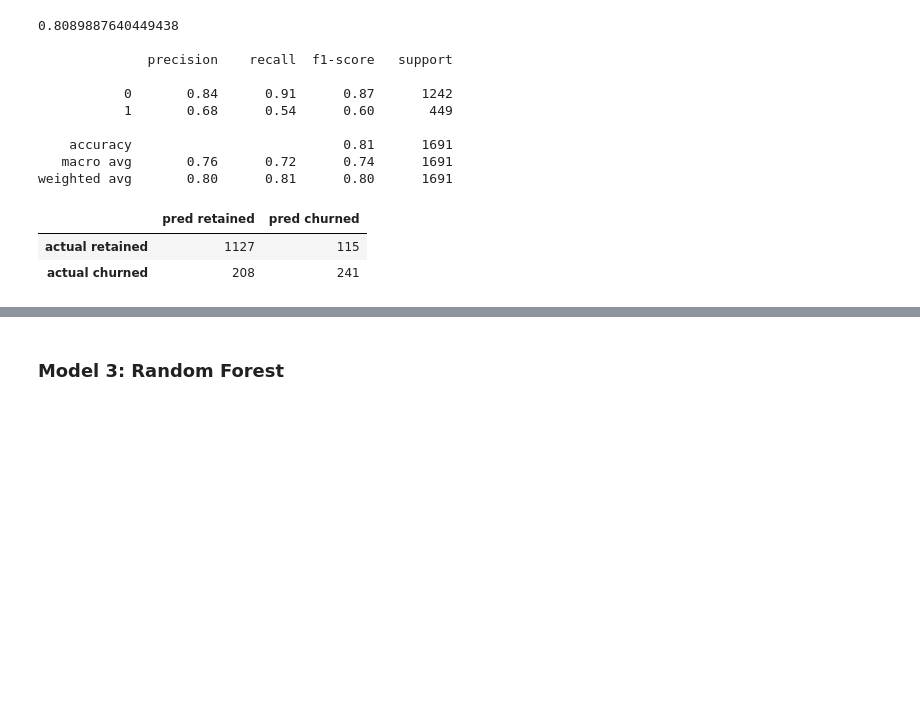
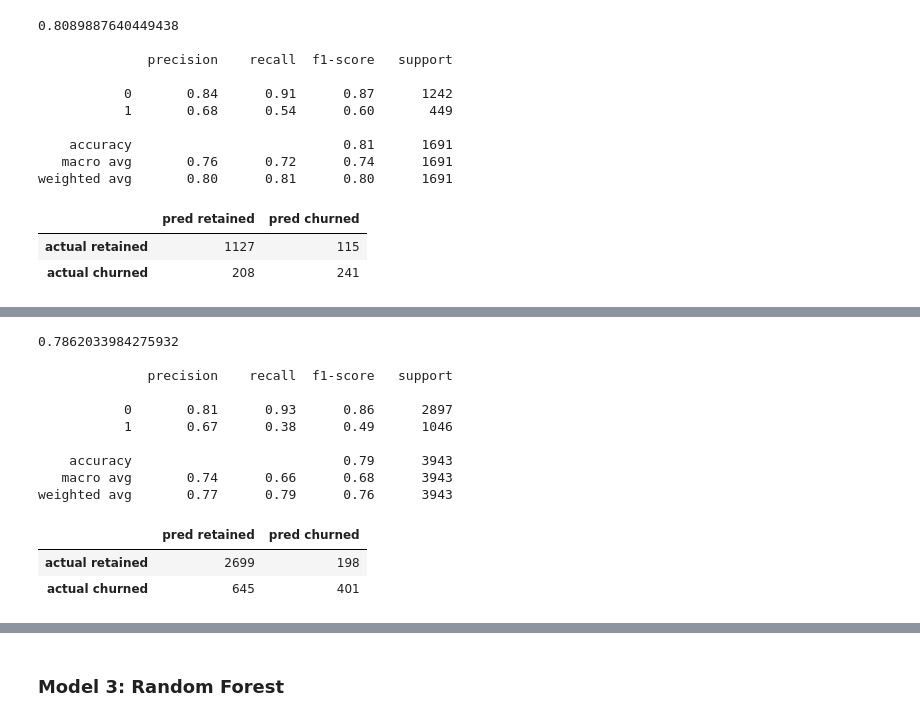
Before and after one commit to Yongliang-Shi/classification-project, a Jupyter notebook: report.ipynb, the cells around one changed output, grey strips where cells are left out. Drawn from its saved outputs; the diff is of its cells as text; code cells hidden in the pictures; blank space fills up the shorter version.

```diff
--- a/report.ipynb
+++ b/report.ipynb
@@ -743,0 +749,29 @@ weighted avg       0.77      0.79      0.76      3943
+# %%
+# Evaluate accuracy and recall using train dataset
+
+train_acc = dt.score(X_train, y_train)
+print(train_acc, "\n")
+
+y_pred_train = dt.predict(X_train)
+print(classification_report(y_train, y_pred_train), '\n')
+
+# Print the confusion matrix
+matrix = confusion_matrix(y_train, y_pred_train)
+matrix = pd.DataFrame(matrix,
+                      index=['actual retained', 'actual churned'],
+                      columns=['pred retained', 'pred churned'])
+matrix
+# %% [output]
+0.7862033984275932
+
+              precision    recall  f1-score   support
+
+           0       0.81      0.93      0.86      2897
+           1       0.67      0.38      0.49      1046
+
+    accuracy                           0.79      3943
+   macro avg       0.74      0.66      0.68      3943
+weighted avg       0.77      0.79      0.76      3943
+|  | pred retained | pred churned |
+| actual retained | 2699 | 198 |
+| actual churned | 645 | 401 |
```
Also changed, not shown: parts of 18 cells of this notebook.
